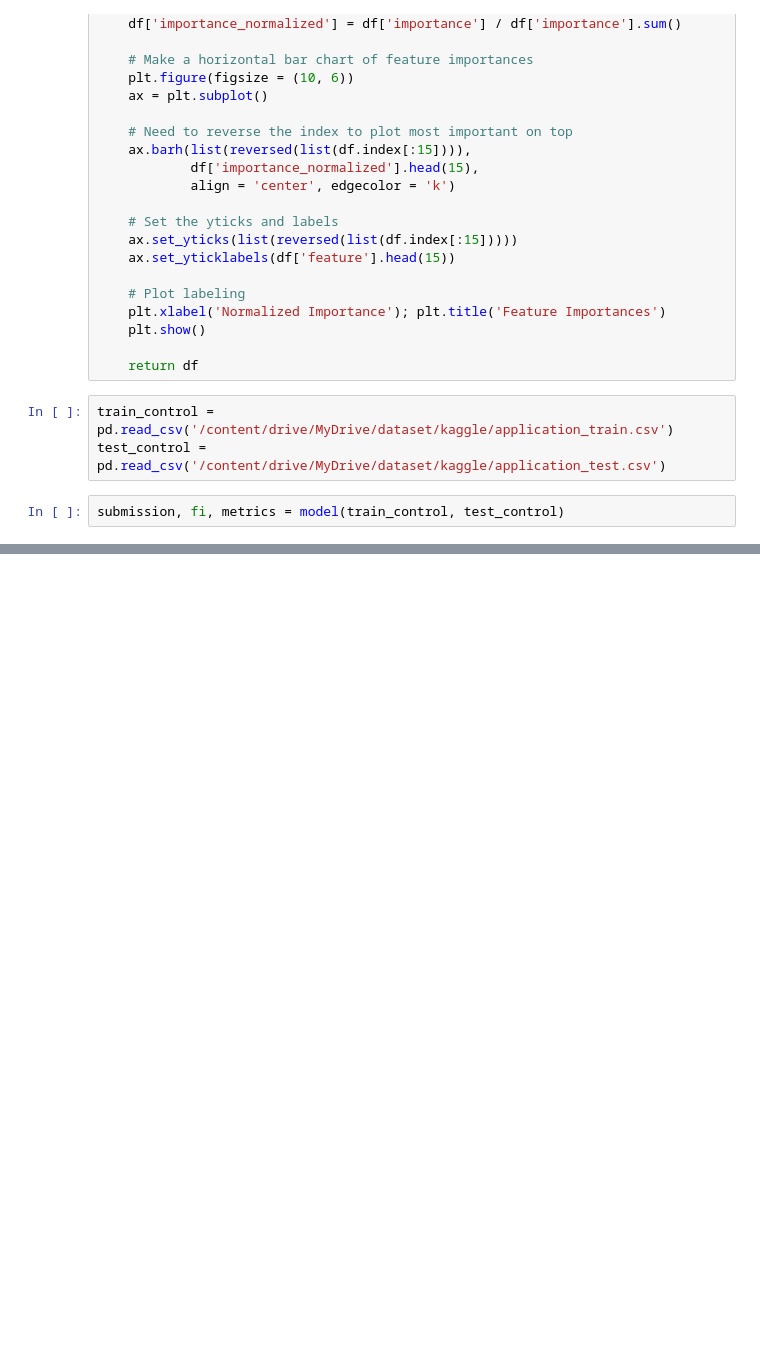
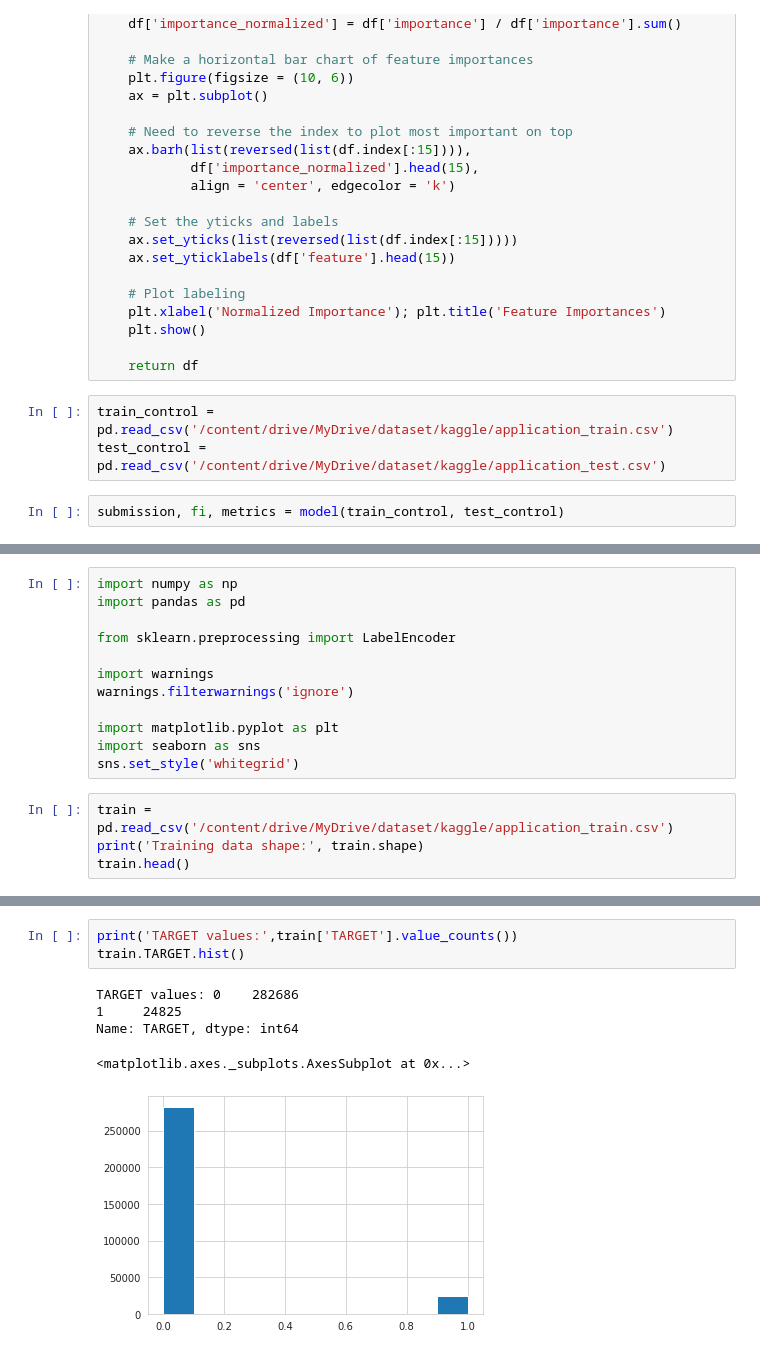
Before and after one commit to O-Kpy/Kaggle, a Jupyter notebook: HomeCredit_필사.ipynb, the cells around one changed output, grey strips where cells are left out. Drawn from its saved outputs; the diff is of its cells as text; blank space fills up the shorter version.

```diff
--- a/HomeCredit_필사.ipynb
+++ b/HomeCredit_필사.ipynb
@@ -1194,0 +1197,16 @@ submission, fi, metrics = model(train_control, test_control)
+# %%
+import numpy as np
+import pandas as pd
+
+from sklearn.preprocessing import LabelEncoder
+
+import warnings
+warnings.filterwarnings('ignore')
+
+import matplotlib.pyplot as plt
+import seaborn as sns
+sns.set_style('whitegrid')
+# %%
+train = pd.read_csv('/content/drive/MyDrive/dataset/kaggle/application_train.csv')
+print('Training data shape:', train.shape)
+train.head()
@@ -1194,0 +1235,9 @@ submission, fi, metrics = model(train_control, test_control)
+# %%
+print('TARGET values:',train['TARGET'].value_counts())
+train.TARGET.hist()
+# %% [output]
+TARGET values: 0    282686
+1     24825
+Name: TARGET, dtype: int64
+<matplotlib.axes._subplots.AxesSubplot at 0x...>
+[figure, added]
```
Also changed, not shown: parts of 33 cells of this notebook.
